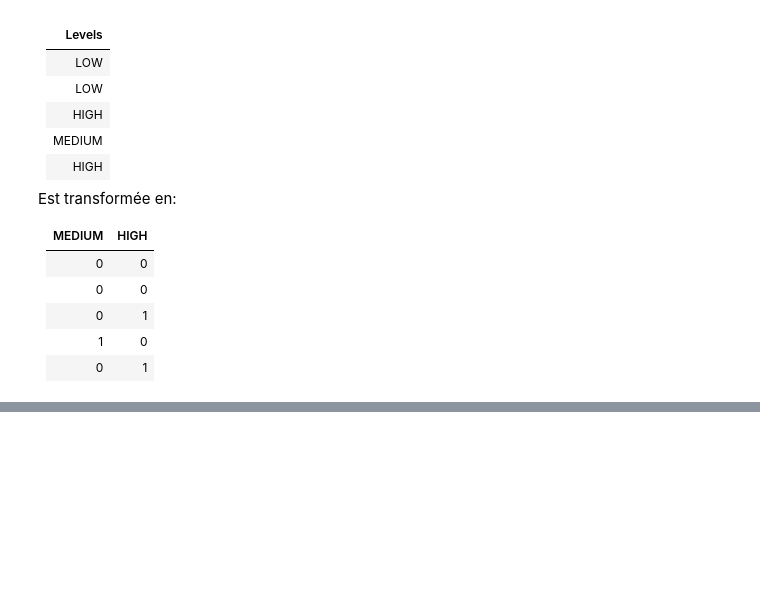
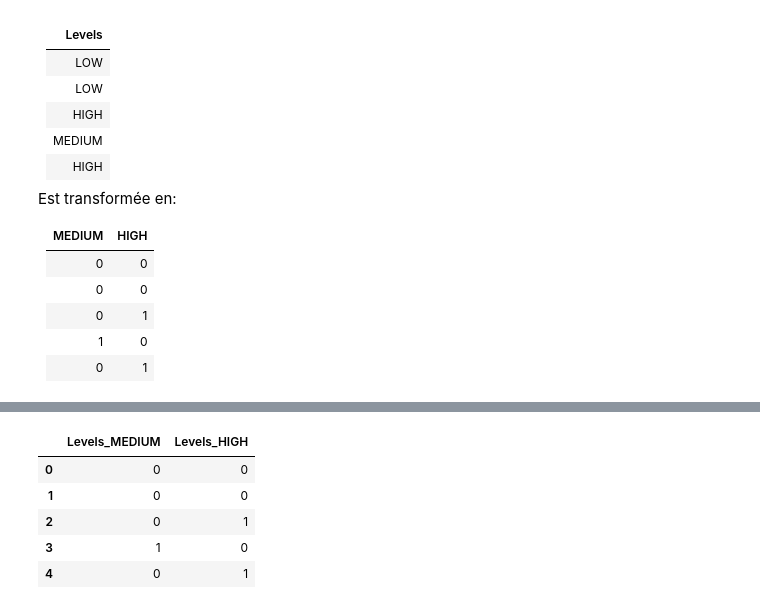
Before and after one commit to mgirardot/CoursDataScience, a Jupyter notebook: Data_Preparation.ipynb, the cells around one changed output, grey strips where cells are left out. Saved outputs shown, nothing was run; the diff lists cells and outputs as text; code cells hidden in the pictures; blank space fills up the shorter version.

```diff
--- a/Data_Preparation.ipynb
+++ b/Data_Preparation.ipynb
@@ -406,0 +427,9 @@ Est transformée en:
+# %%
+pd.get_dummies(ex_df).loc[:,('Levels_MEDIUM','Levels_HIGH')]
+# %% [output]
+|  | Levels_MEDIUM | Levels_HIGH |
+| 0 | 0 | 0 |
+| 1 | 0 | 0 |
+| 2 | 0 | 1 |
+| 3 | 1 | 0 |
+| 4 | 0 | 1 |
```
Also changed, not shown: parts of 10 cells of this notebook.
